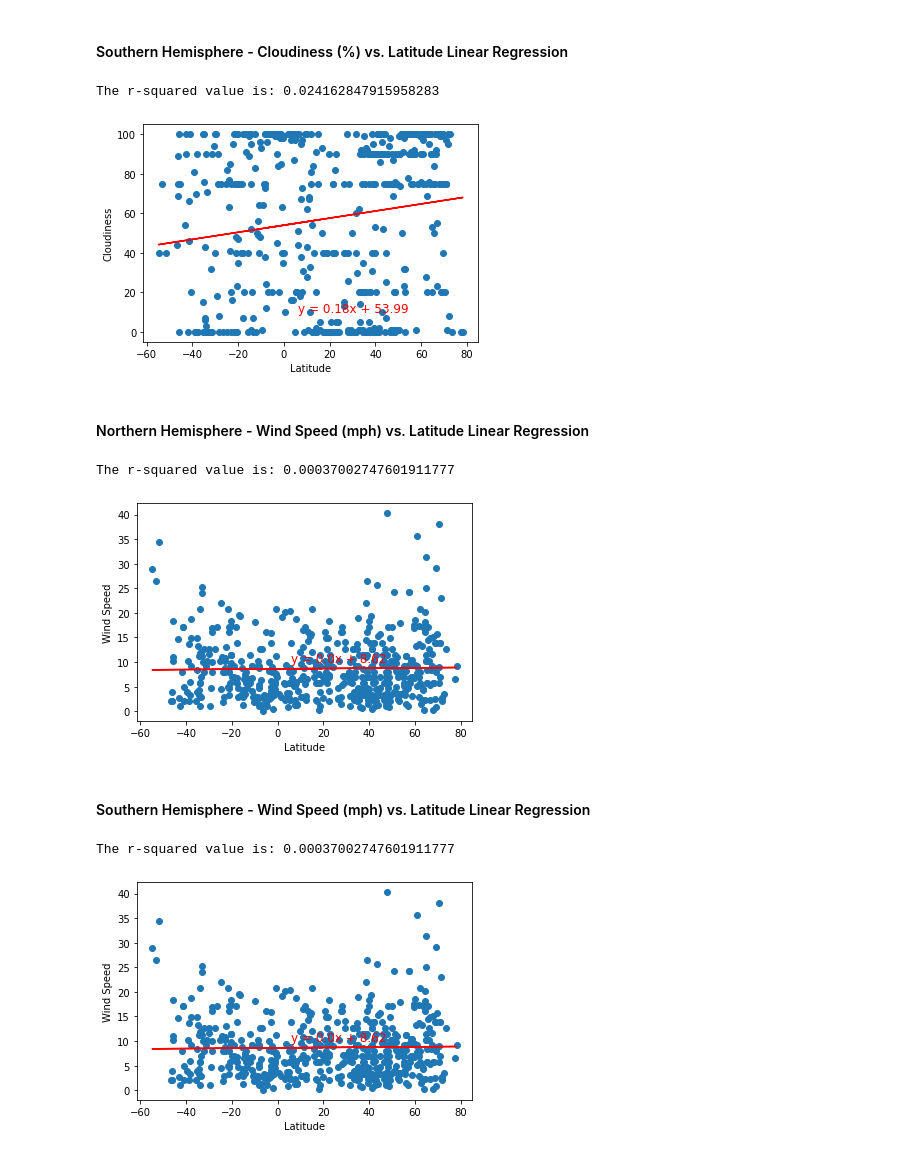
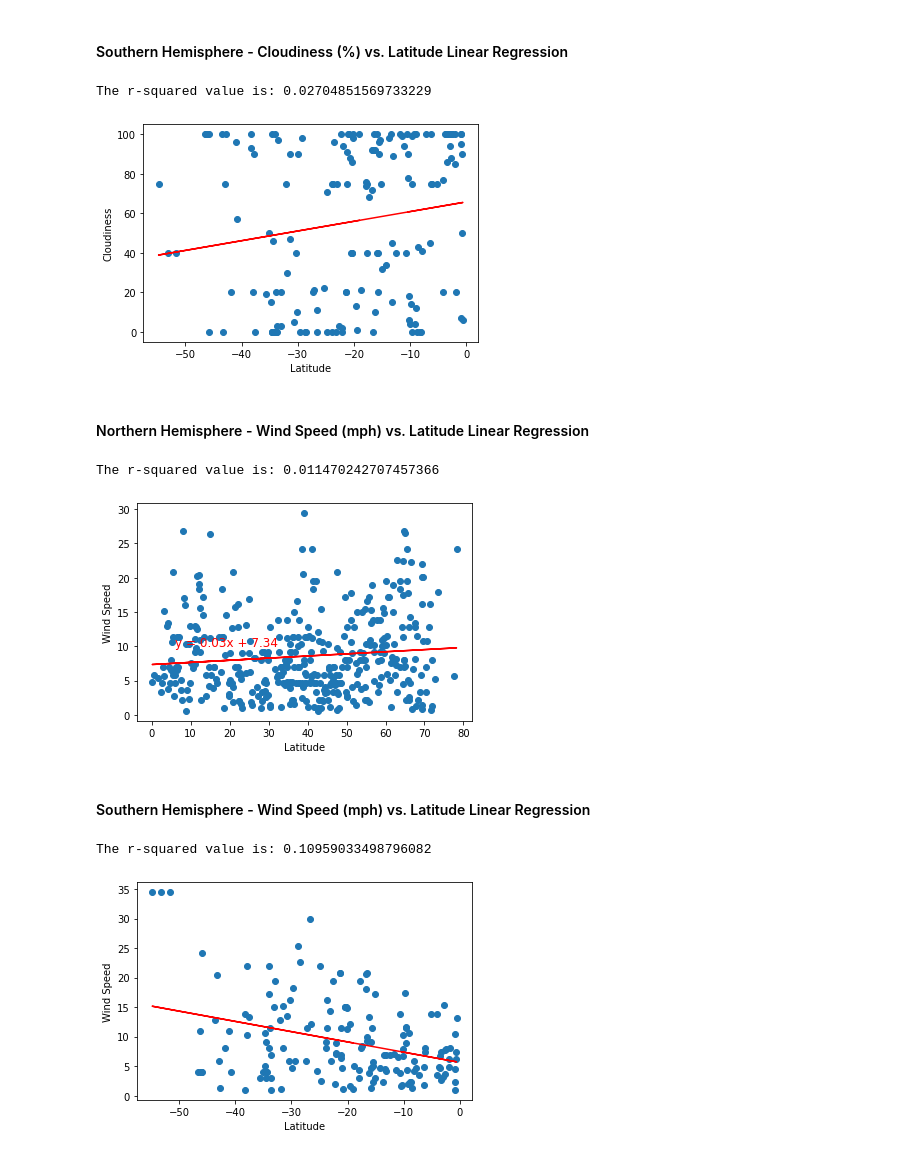
Before and after one commit to mkrenicki/python-api-challenge, a Jupyter notebook: starter_code/WeatherPy.ipynb, the cells around one changed output. Cells and saved outputs as stored; diff of their text form; code cells hidden in the pictures.

```diff
--- a/starter_code/WeatherPy.ipynb
+++ b/starter_code/WeatherPy.ipynb
@@ -262,5 +262,9 @@ plt.savefig("Lat_vs_Wind.png")
 # %% [markdown]
 ## Linear Regression
+# %%
+# Seperate out the hemispheres into different dataframes
+weather_df_N = weather_df[weather_df["Lat"]>=0]
+weather_df_S = weather_df[weather_df["Lat"]<0]
 # %% [markdown]
 ####  Northern Hemisphere - Max Temp vs. Latitude Linear Regression
 # %%
@@ -389,38 +383,34 @@ The r-squared value is: 0.024162847915958283
 # %% [markdown]
 ####  Southern Hemisphere - Cloudiness (%) vs. Latitude Linear Regression
 # %%
-#NOTE BELOW I WAS UNABLE TO SEPERATE BY HEMISPHERE WITHOUT GETTING ERRORS. Tried to find a working solution, but nothing seemed to work.
+x_values = weather_df_S["Lat"]
 
-x_values = weather_df["Lat"]
+y_values = weather_df_S["Cloudiness"]
 
-#if int(x_values) < 0
-y_values = weather_df["Cloudiness"]
-
+# Use linregress module as shown in class examples
 (slope, intercept, rvalue, pvalue, stderr) = linregress(x_values, y_values)
 regress_values = x_values * slope + intercept
 line_eq = "y = " + str(round(slope,2)) + "x + " + str(round(intercept, 2))
 plt.scatter(x_values, y_values)
 plt.plot(x_values, regress_values, "r-")
 plt.annotate(line_eq,(6,10),fontsize=12,color="red")
 plt.xlabel("Latitude")
 plt.ylabel("Cloudiness")
 print(f"The r-squared value is: {rvalue**2}")
 plt.show()
 
 # I do not see any obvious relationships between latitude and cloudiness based on the below.
 # %% [output]
-The r-squared value is: 0.024162847915958283
+The r-squared value is: 0.02704851569733229
-[figure, old version]
+[figure, new version]
 # %% [markdown]
 ####  Northern Hemisphere - Wind Speed (mph) vs. Latitude Linear Regression
 # %%
-#NOTE BELOW I WAS UNABLE TO SEPERATE BY HEMISPHERE WITHOUT GETTING ERRORS. Tried to find a working solution, but nothing seemed to work.
+x_values = weather_df_N["Lat"]
 
-x_values = weather_df["Lat"]
+y_values = weather_df_N["Wind Speed"]
 
-#if int(x_values) > 0
-y_values = weather_df["Wind Speed"]
-
+# Use linregress module as shown in class examples
 (slope, intercept, rvalue, pvalue, stderr) = linregress(x_values, y_values)
 regress_values = x_values * slope + intercept
 line_eq = "y = " + str(round(slope,2)) + "x + " + str(round(intercept, 2))
@@ -434,18 +424,16 @@ plt.show()
 
 # I do not see any obvious relationships between latitude and wind speed based on the below. However, outliers (high winds) appear to be more frequent at extreme latitudes.
 # %% [output]
-The r-squared value is: 0.00037002747601911777
+The r-squared value is: 0.011470242707457366
-[figure, old version]
+[figure, new version]
 # %% [markdown]
 ####  Southern Hemisphere - Wind Speed (mph) vs. Latitude Linear Regression
 # %%
-#NOTE BELOW I WAS UNABLE TO SEPERATE BY HEMISPHERE WITHOUT GETTING ERRORS. Tried to find a working solution, but nothing seemed to work.
+x_values = weather_df_S["Lat"]
 
-x_values = weather_df["Lat"]
+y_values = weather_df_S["Wind Speed"]
 
-#if int(x_values) < 0
-y_values = weather_df["Wind Speed"]
-
+# Use linregress module as shown in class examples
 (slope, intercept, rvalue, pvalue, stderr) = linregress(x_values, y_values)
 regress_values = x_values * slope + intercept
 line_eq = "y = " + str(round(slope,2)) + "x + " + str(round(intercept, 2))
@@ -459,5 +447,5 @@ plt.show()
 
 # I do not see any obvious relationships between latitude and wind speed based on the below. However, outliers (high winds) appear to be more frequent at extreme latitudes.
 # %% [output]
-The r-squared value is: 0.00037002747601911777
+The r-squared value is: 0.10959033498796082
-[figure, old version]
+[figure, new version]
```
Also changed, not shown: parts of 13 cells of this notebook, 5 other files.
